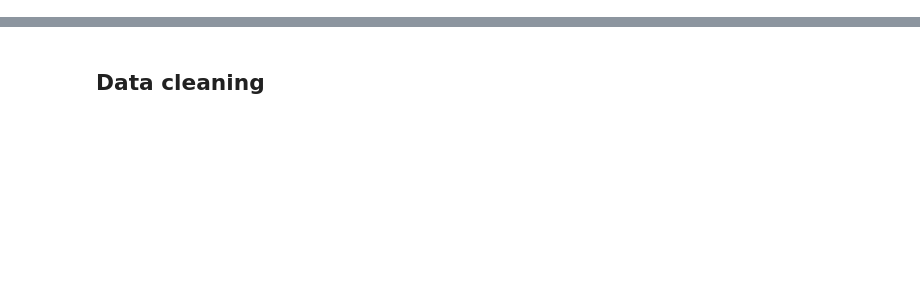
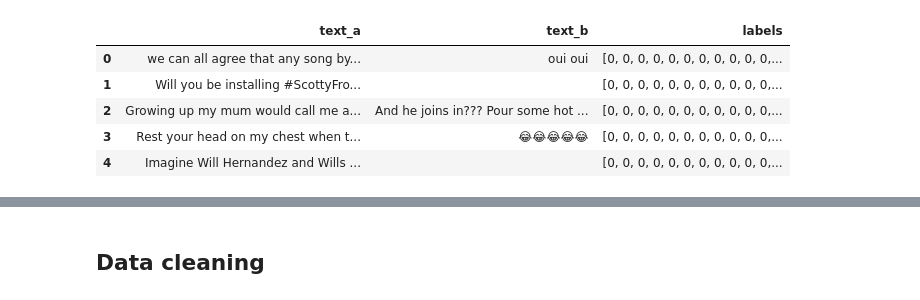
Before and after one commit to wywyWang/NLP-2020-EmotionGIF, a Jupyter notebook: EmotionGIF.ipynb, the cells around one changed output, grey strips where cells are left out. Drawn from its saved outputs; the diff is of its cells as text; code cells hidden in the pictures; blank space fills up the shorter version.

```diff
--- a/EmotionGIF.ipynb
+++ b/EmotionGIF.ipynb
@@ -24,2 +29,20 @@ from transformers import RobertaModel, RobertaTokenizer, RobertaForSequenceClass
 # %%
 df = pd.read_json('./source/train_gold.json', lines=True)
+df_new = df.copy()
+# %%
+mlb = MultiLabelBinarizer()
+multi_hot = mlb.fit_transform(df_new['categories'].values)
+multi_hot_list = [list(_) for _ in multi_hot]
+# %%
+df_new['labels'] = multi_hot_list
+df_new = df_new[['text', 'reply', 'labels']]
+df_new.columns = ['text_a', 'text_b', 'labels']
+# %%
+df_new.head()
+# %% [output]
+|  | text_a | text_b | labels |
+| 0 | we can all agree that any song by... | oui oui | [0, 0, 0, 0, 0, 0, 0, 0, 0, 0, 0,... |
+| 1 | Will you be installing #ScottyFro... |  | [0, 0, 0, 0, 0, 0, 0, 0, 0, 0, 0,... |
+| 2 | Growing up my mum would call me a... | And he joins in??? Pour some hot ... | [0, 0, 0, 0, 0, 0, 0, 0, 0, 0, 0,... |
+| 3 | Rest your head on my chest when t... | 😂😂😂😂😂 | [0, 0, 0, 0, 0, 0, 0, 0, 0, 0, 0,... |
+| 4 | Imagine Will Hernandez and Wills ... |  | [0, 0, 0, 0, 0, 0, 0, 0, 0, 0, 0,... |
```
Also changed, not shown: parts of 23 cells of this notebook.
